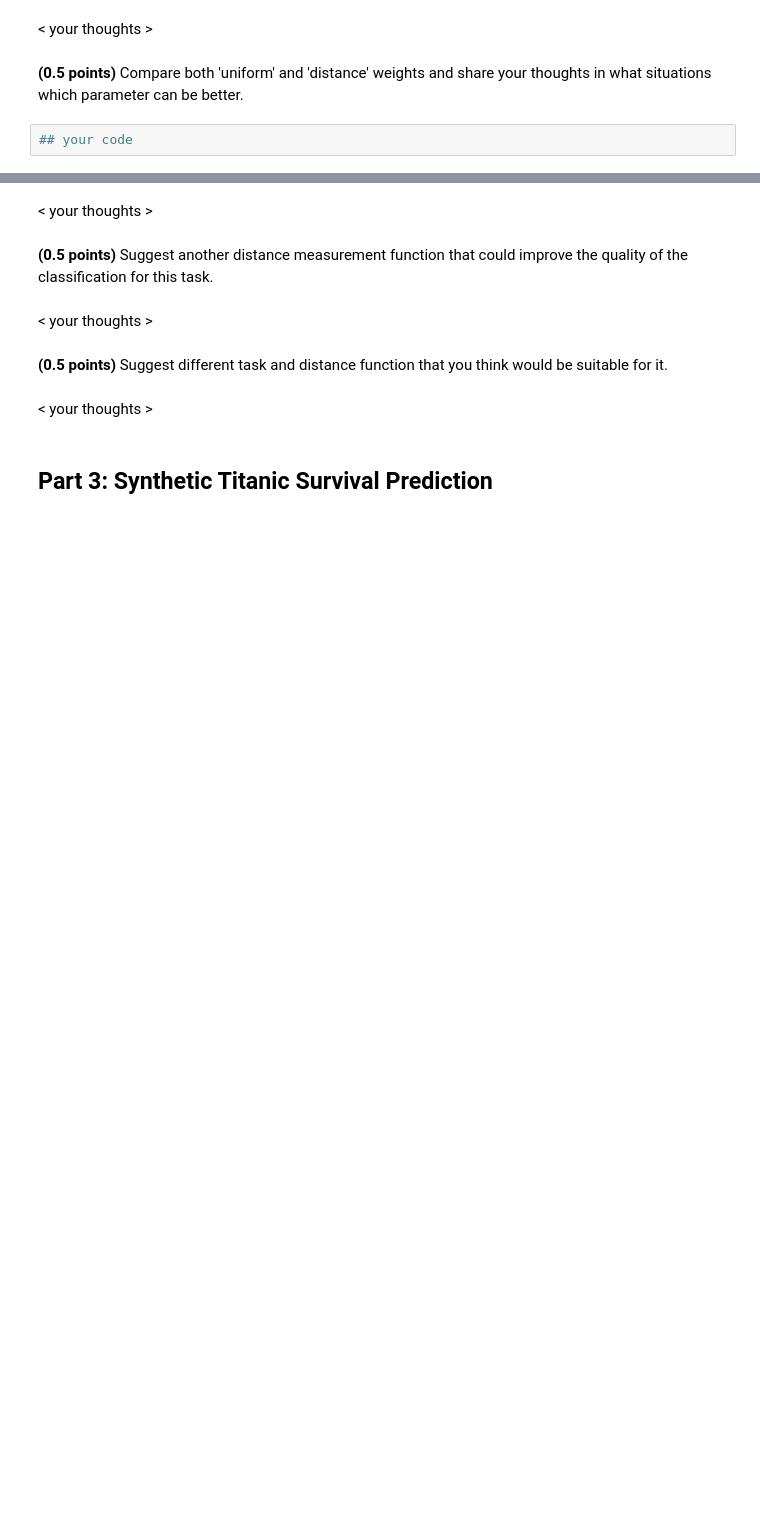
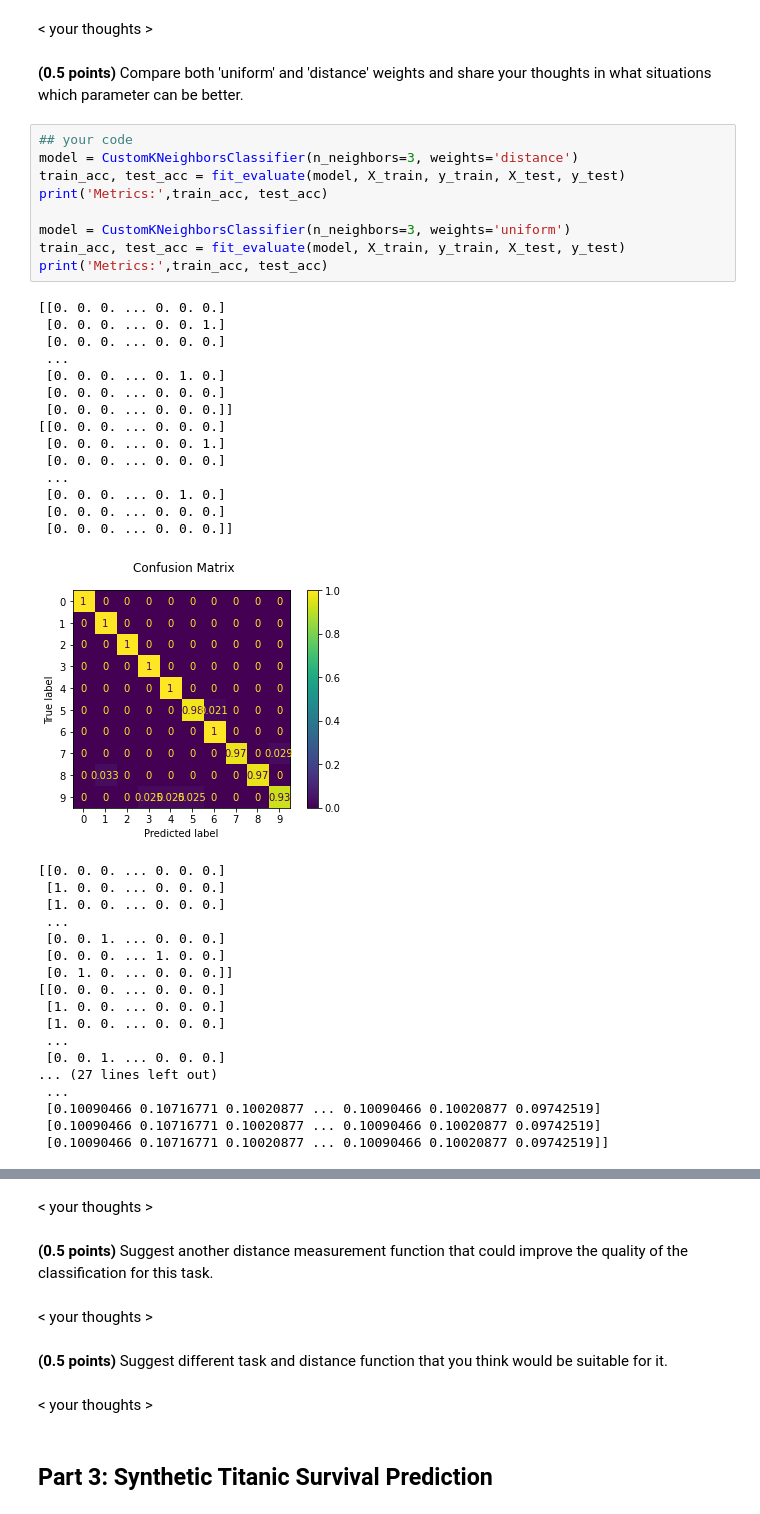
Before and after one commit to AlexeyZubar/Classification_linear_knn, a Jupyter notebook: hw_classification.ipynb, the cells around one changed output, grey strips where cells are left out. Cells and saved outputs as stored; diff of their text form; blank space fills up the shorter version.

```diff
--- a/hw_classification.ipynb
+++ b/hw_classification.ipynb
@@ -428,5 +538,45 @@ assert test_acc > 0.98
 < your thoughts >
 # %% [markdown]
 **(0.5 points)** Compare both 'uniform' and 'distance' weights and share your thoughts in what situations which parameter can be better.
-# %%
-## your code
+# %%
+## your code
+model = CustomKNeighborsClassifier(n_neighbors=3, weights='distance')
+train_acc, test_acc = fit_evaluate(model, X_train, y_train, X_test, y_test)
+print('Metrics:',train_acc, test_acc)
+
+model = CustomKNeighborsClassifier(n_neighbors=3, weights='uniform')
+train_acc, test_acc = fit_evaluate(model, X_train, y_train, X_test, y_test)
+print('Metrics:',train_acc, test_acc)
+# %% [output]
+[[0. 0. 0. ... 0. 0. 0.]
+ [0. 0. 0. ... 0. 0. 1.]
+ [0. 0. 0. ... 0. 0. 0.]
+ ...
+ [0. 0. 0. ... 0. 1. 0.]
+ [0. 0. 0. ... 0. 0. 0.]
+ [0. 0. 0. ... 0. 0. 0.]]
+[[0. 0. 0. ... 0. 0. 0.]
+ [0. 0. 0. ... 0. 0. 1.]
+ [0. 0. 0. ... 0. 0. 0.]
+ ...
+ [0. 0. 0. ... 0. 1. 0.]
+ [0. 0. 0. ... 0. 0. 0.]
+ [0. 0. 0. ... 0. 0. 0.]]
+[figure, added]
+[[0. 0. 0. ... 0. 0. 0.]
+ [1. 0. 0. ... 0. 0. 0.]
+ [1. 0. 0. ... 0. 0. 0.]
+ ...
+ [0. 0. 1. ... 0. 0. 0.]
+ [0. 0. 0. ... 1. 0. 0.]
+ [0. 1. 0. ... 0. 0. 0.]]
+[[0. 0. 0. ... 0. 0. 0.]
+ [1. 0. 0. ... 0. 0. 0.]
+ [1. 0. 0. ... 0. 0. 0.]
+ ...
+ [0. 0. 1. ... 0. 0. 0.]
+... (27 lines left out)
+ ...
+ [0.10090466 0.10716771 0.10020877 ... 0.10090466 0.10020877 0.09742519]
+ [0.10090466 0.10716771 0.10020877 ... 0.10090466 0.10020877 0.09742519]
+ [0.10090466 0.10716771 0.10020877 ... 0.10090466 0.10020877 0.09742519]]
```
Also changed, not shown: parts of 13 cells of this notebook.
